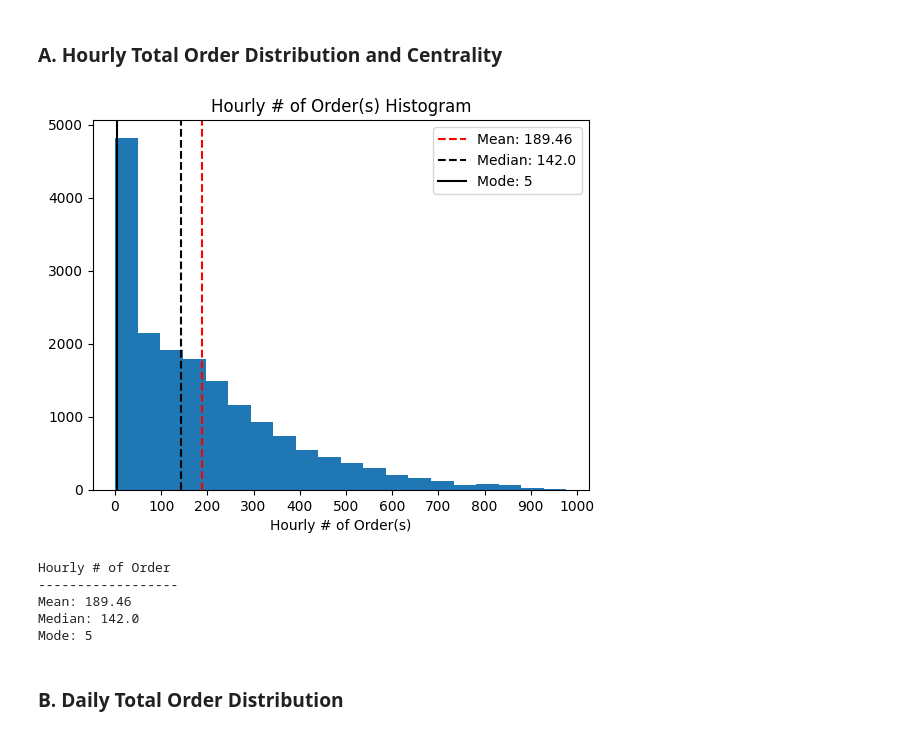
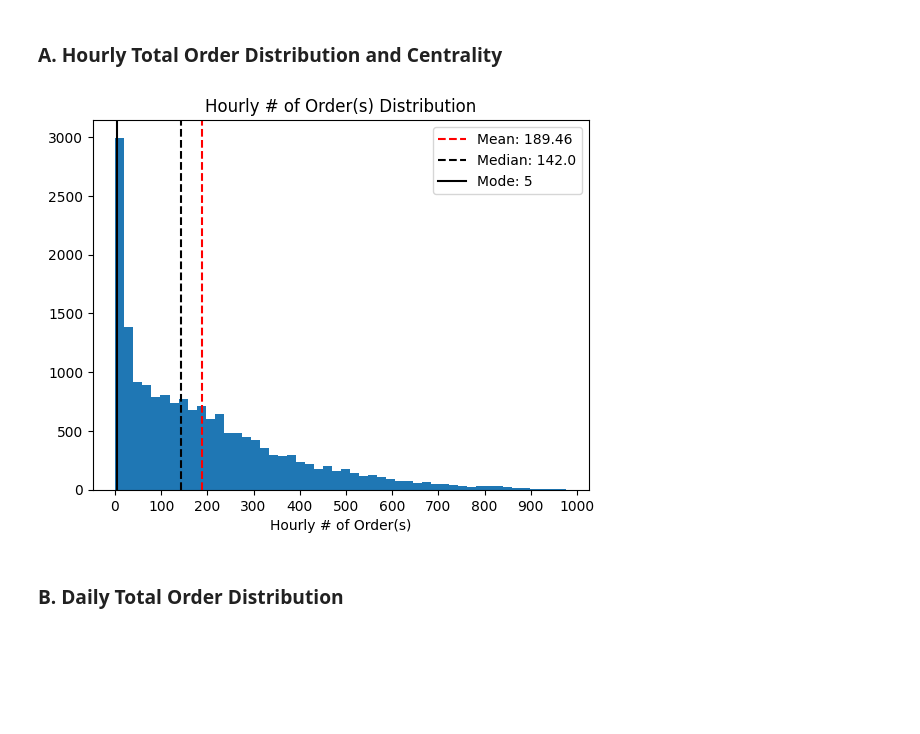
Before and after one commit to bagusfarisa/bike-sharing-demand-probability-analysis, a Jupyter notebook: bikesharing.ipynb, the cells around one changed output. Cells and saved outputs as stored; diff of their text form; code cells hidden in the pictures; blank space fills up the shorter version.

Commit message:
add new distribution histogram

```diff
--- a/bikesharing.ipynb
+++ b/bikesharing.ipynb
@@ -47,30 +47,19 @@ df.head()
 # %%
 avg_hourly_n_order = round(df['total_order'].mean(), 2) # Get the mean
 mid_hourly_n_order = df['total_order'].median() # Get the median
 mode_hourly_n_order = df['total_order'].mode()[0] # Get the mode
 
 x = df['total_order']
-fig = plt.hist(x, bins=20)
-plt.title("Hourly # of Order(s) Histogram")
+fig = plt.hist(x, bins=50)
+plt.title("Hourly # of Order(s) Distribution")
 plt.xlabel('Hourly # of Order(s)')
 plt.xticks(range(0,1100,100))
 plt.axvline(x=np.nanmean(x), color='red', linestyle='--', label=f'Mean: {avg_hourly_n_order}') # Mean line
 plt.axvline(x=np.nanmedian(x), color='black', linestyle='--', label=f'Median: {mid_hourly_n_order}') # Median line
 plt.axvline(x=mode_hourly_n_order, color='black', linestyle='-', label=f'Mode: {mode_hourly_n_order}') # Mode line
 plt.legend()
 plt.show()
-
-print('Hourly # of Order')
-print('------------------')
-print('Mean:', avg_hourly_n_order)
-print('Median:', mid_hourly_n_order)
-print('Mode:', mode_hourly_n_order)
 # %% [output]
-[figure, old version]
+[figure, new version]
-Hourly # of Order
-------------------
-Mean: 189.46
-Median: 142.0
-Mode: 5
 # %% [markdown]
 ### B. Daily Total Order Distribution
```
Also changed, not shown: parts of 10 cells of this notebook.
